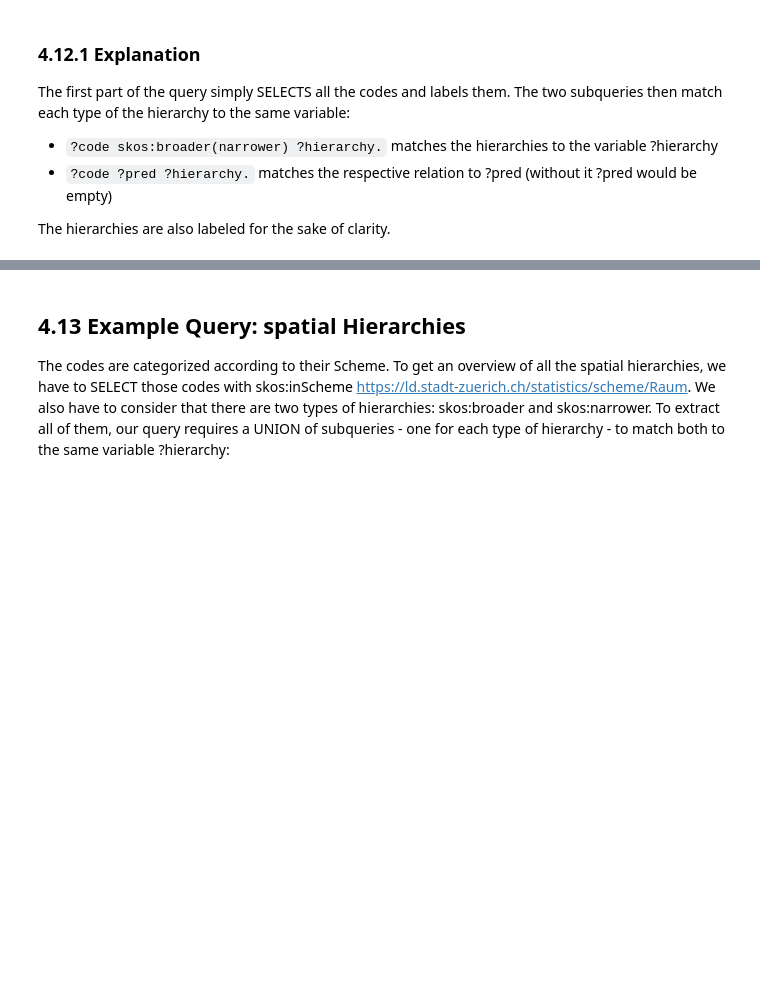
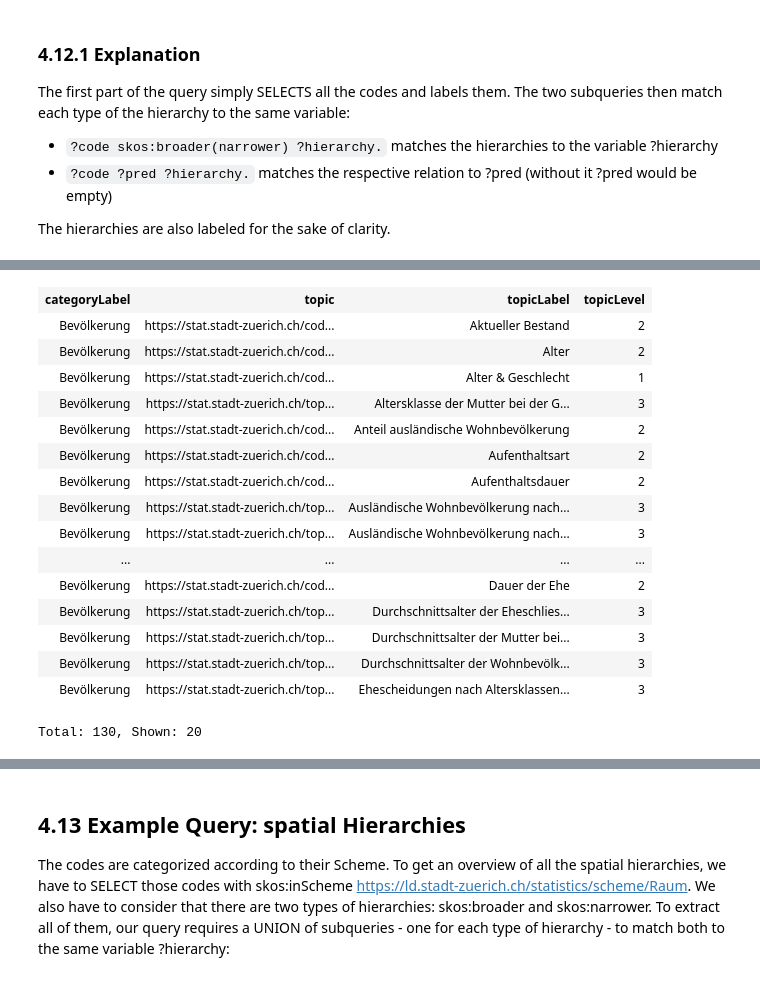
Before and after one commit to StatistikStadtZuerich/documentation, a Jupyter notebook: Linked_Data/Manual/LOSD_Manual_of_Statistik_Stadt_Zurich.ipynb, the cells around one changed output, grey strips where cells are left out. Saved outputs shown, nothing was run; the diff lists cells and outputs as text; code cells hidden in the pictures; blank space fills up the shorter version.

```diff
--- a/Linked_Data/Manual/LOSD_Manual_of_Statistik_Stadt_Zurich.ipynb
+++ b/Linked_Data/Manual/LOSD_Manual_of_Statistik_Stadt_Zurich.ipynb
@@ -922,0 +1001,39 @@ The hierarchies are also labeled for the sake of clarity.
+# %%
+>SPARQL
+PREFIX rdf: <http://www.w3.org/1999/02/22-rdf-syntax-ns#>
+PREFIX rdfs: <http://www.w3.org/2000/01/rdf-schema#>
+PREFIX skos: <http://www.w3.org/2004/02/skos/core#>
+PREFIX qb: <http://purl.org/linked-data/cube#>
+PREFIX schema: <https://ld.stadt-zuerich.ch/schema/>
+
+SELECT DISTINCT ?categoryLabel ?topic ?topicLabel ?topicLevel
+FROM <https://linked.opendata.swiss/graph/zh/statistics>
+WHERE{
+    ?category a schema:Category; rdfs:label ?categoryLabel.
+    {?category skos:narrower ?topic. BIND("1" AS ?topicLevel)}
+    UNION
+    {?category skos:narrower/skos:narrower ?topic. BIND("2" AS ?topicLevel)}
+    UNION
+    {?category skos:narrower/skos:narrower/skos:narrower ?topic. BIND("3" AS ?topicLevel)}
+    MINUS{?topic a qb:DataSet}.
+    ?topic rdfs:label ?topicLabel.
+}
+ORDER BY ?topicLabel
+# %% [output]
+| categoryLabel | topic | topicLabel | topicLevel |
+| Bevölkerung | https://stat.stadt-zuerich.ch/cod... | Aktueller Bestand | 2 |
+| Bevölkerung | https://stat.stadt-zuerich.ch/cod... | Alter | 2 |
+| Bevölkerung | https://stat.stadt-zuerich.ch/cod... | Alter & Geschlecht | 1 |
+| Bevölkerung | https://stat.stadt-zuerich.ch/top... | Altersklasse der Mutter bei der G... | 3 |
+| Bevölkerung | https://stat.stadt-zuerich.ch/cod... | Anteil ausländische Wohnbevölkerung | 2 |
+| Bevölkerung | https://stat.stadt-zuerich.ch/cod... | Aufenthaltsart | 2 |
+| Bevölkerung | https://stat.stadt-zuerich.ch/cod... | Aufenthaltsdauer | 2 |
+| Bevölkerung | https://stat.stadt-zuerich.ch/top... | Ausländische Wohnbevölkerung nach... | 3 |
+| Bevölkerung | https://stat.stadt-zuerich.ch/top... | Ausländische Wohnbevölkerung nach... | 3 |
+| ... | ... | ... | ... |
+| Bevölkerung | https://stat.stadt-zuerich.ch/cod... | Dauer der Ehe | 2 |
+| Bevölkerung | https://stat.stadt-zuerich.ch/top... | Durchschnittsalter der Eheschlies... | 3 |
+| Bevölkerung | https://stat.stadt-zuerich.ch/top... | Durchschnittsalter der Mutter bei... | 3 |
+| Bevölkerung | https://stat.stadt-zuerich.ch/top... | Durchschnittsalter der Wohnbevölk... | 3 |
+| Bevölkerung | https://stat.stadt-zuerich.ch/top... | Ehescheidungen nach Altersklassen... | 3 |
+Total: 130, Shown: 20
```
Also changed, not shown: parts of 45 cells of this notebook.
